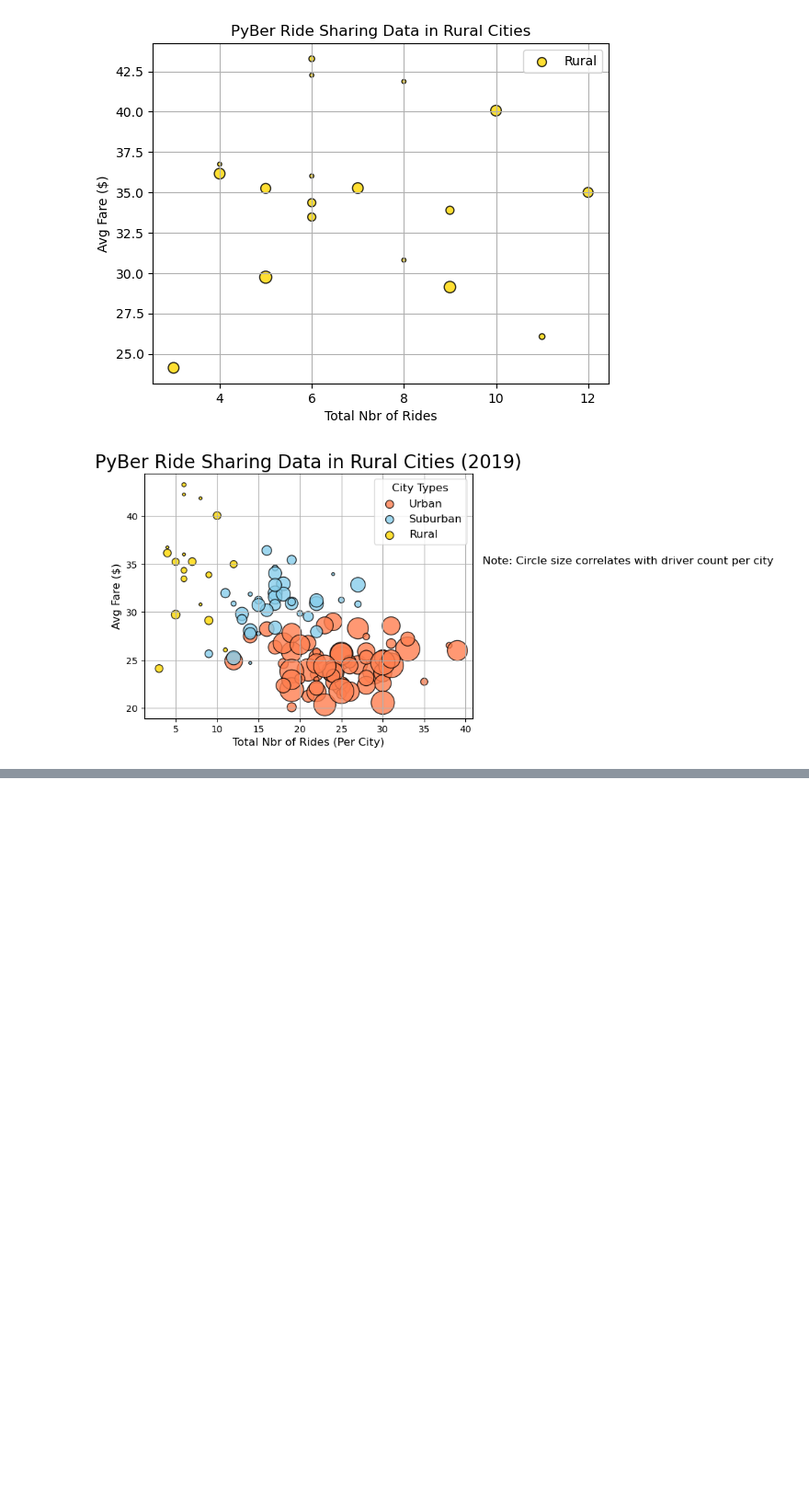
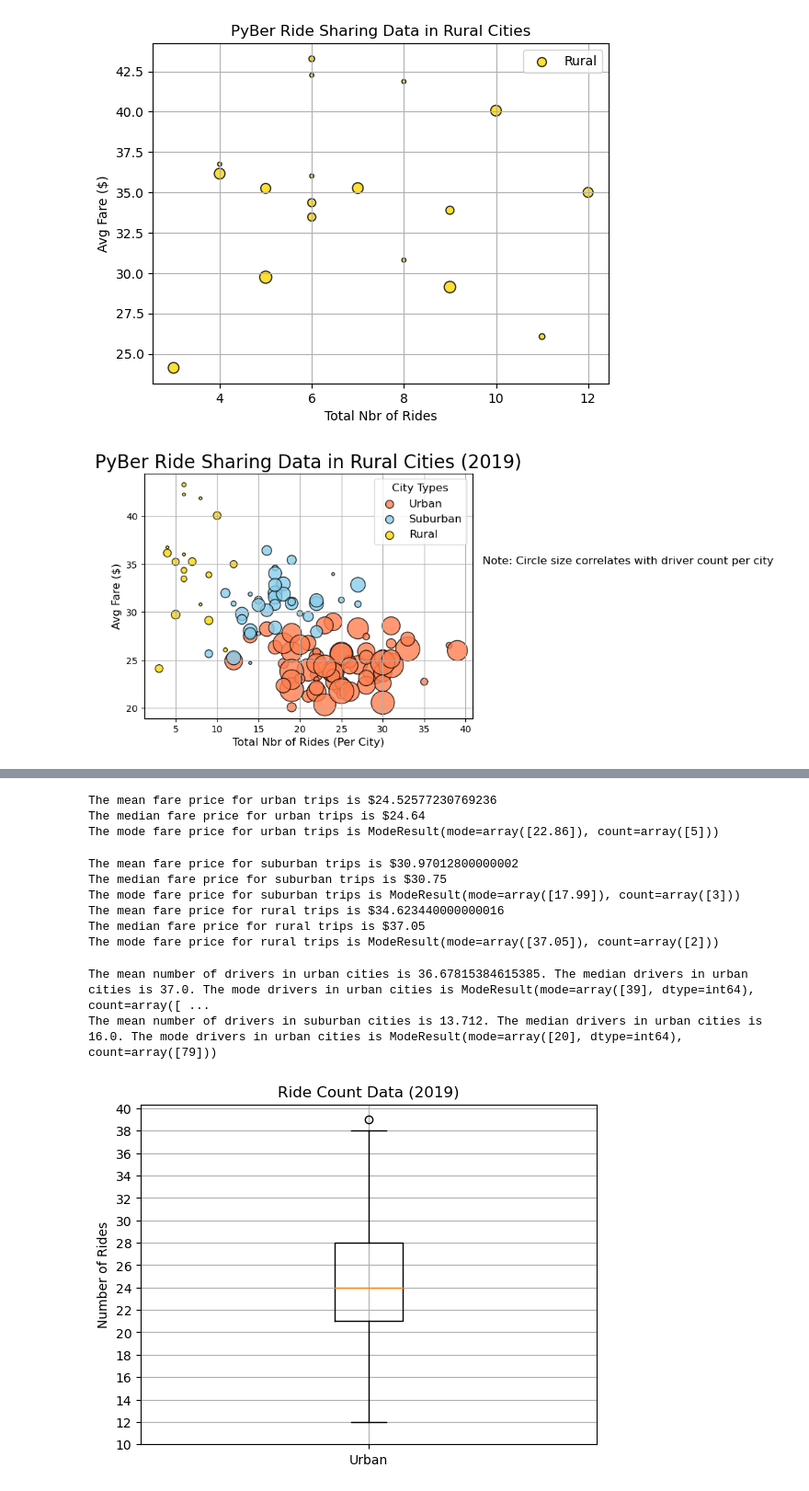
Before and after one commit to tashg23/pyber_analysis, a Jupyter notebook: Resources/pyber.ipynb, the cells around one changed output, grey strips where cells are left out. Shown at 92% size. Cells and saved outputs as stored; diff of their text form; code cells hidden in the pictures; blank space fills up the shorter version.

Commit message:
Added additional graphs

```diff
--- a/Resources/pyber.ipynb
+++ b/Resources/pyber.ipynb
@@ -223,0 +360,42 @@ plt.savefig("../Analysis/Fig1.png")
+# %%
+# Calculate the measures of central tendency for the avg fare for the urban cities
+mean_urban_fares = np.mean(urban_fares)
+print(f'The mean fare price for urban trips is ${mean_urban_fares}')
+
+median_urban_fares = np.median(urban_fares)
+print(f'The median fare price for urban trips is ${median_urban_fares}')
+
+mode_urban_fares = sts.mode(urban_fares)
+print(f'The mode fare price for urban trips is {mode_urban_fares}')
+# %% [output]
+The mean fare price for urban trips is $24.52577230769236
+The median fare price for urban trips is $24.64
+The mode fare price for urban trips is ModeResult(mode=array([22.86]), count=array([5]))
+# %%
+suburban_fares = suburban_cities_df['fare']
+rural_fares = rural_cities_df['fare']
+
+mean_suburban_fares = np.mean(suburban_fares)
+print(f'The mean fare price for suburban trips is ${mean_suburban_fares}')
+
+median_suburban_fares = np.median(suburban_fares)
+print(f'The median fare price for suburban trips is ${median_suburban_fares}')
+
+mode_suburban_fares = sts.mode(suburban_fares)
+print(f'The mode fare price for suburban trips is {mode_suburban_fares}')
+
+mean_rural_fares = np.mean(rural_fares)
+print(f'The mean fare price for rural trips is ${mean_rural_fares}')
+
+median_rural_fares = np.median(rural_fares)
+print(f'The median fare price for rural trips is ${median_rural_fares}')
+
+mode_rural_fares = sts.mode(rural_fares)
+print(f'The mode fare price for rural trips is {mode_rural_fares}')
+# %% [output]
+The mean fare price for suburban trips is $30.97012800000002
+The median fare price for suburban trips is $30.75
+The mode fare price for suburban trips is ModeResult(mode=array([17.99]), count=array([3]))
+The mean fare price for rural trips is $34.623440000000016
+The median fare price for rural trips is $37.05
+The mode fare price for rural trips is ModeResult(mode=array([37.05]), count=array([2]))
@@ -223,0 +407,30 @@ plt.savefig("../Analysis/Fig1.png")
+# %%
+mean_drivers_urban = np.mean(urban_drivers)
+
+median_drivers_urban = np.median(urban_drivers)
+
+mode_drivers_urban = sts.mode(urban_drivers)
+print(f'The mean number of drivers in urban cities is {mean_drivers_urban}. The median drivers in urban cities is {median_drivers_urban}. The mode drivers in urban cities is {mode_drivers_urban}')
+
+mean_drivers_suburban = np.mean(suburban_drivers)
+
+median_drivers_suburban = np.median(suburban_drivers)
+
+mode_drivers_suburban = sts.mode(suburban_drivers)
+print(f'The mean number of drivers in suburban cities is {mean_drivers_suburban}. The median drivers in urban cities is {median_drivers_suburban}. The mode drivers in urban cities is {mode_drivers_suburban}')
+# %% [output]
+The mean number of drivers in urban cities is 36.67815384615385. The median drivers in urban cities is 37.0. The mode drivers in urban cities is ModeResult(mode=array([39], dtype=int64), count=array([ ...
+The mean number of drivers in suburban cities is 13.712. The median drivers in urban cities is 16.0. The mode drivers in urban cities is ModeResult(mode=array([20], dtype=int64), count=array([79]))
+# %%
+# Create a box-and-whisker plot for the urban cities ride count
+x_labels = ['Urban']
+fig, ax = plt.subplots()
+ax.boxplot(urban_ride_count, labels = x_labels)
+
+ax.set_title("Ride Count Data (2019)")
+ax.set_ylabel('Number of Rides')
+ax.set_yticks(np.arange(10,41, step = 2))
+ax.grid()
+plt.show()
+# %% [output]
+[figure, added]
```
Also changed, not shown: parts of 21 cells of this notebook, 3 other files.
